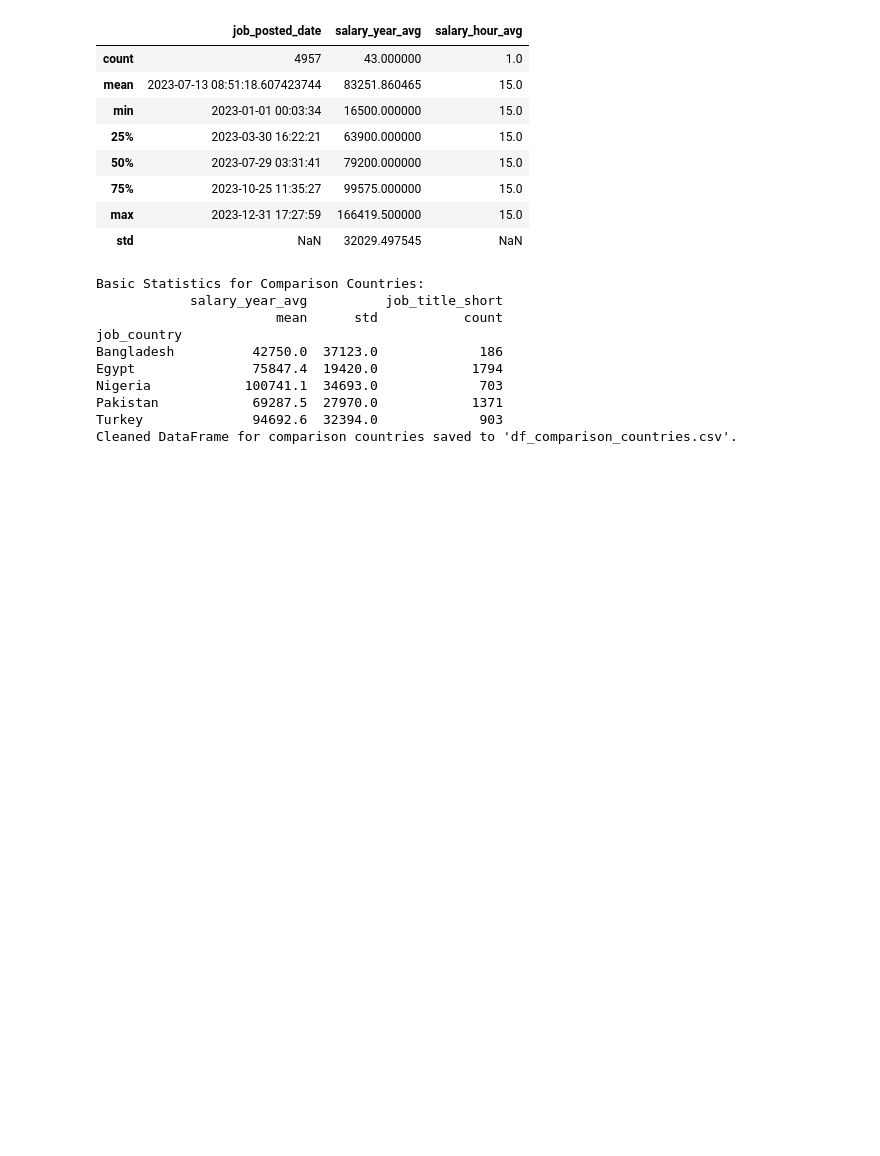
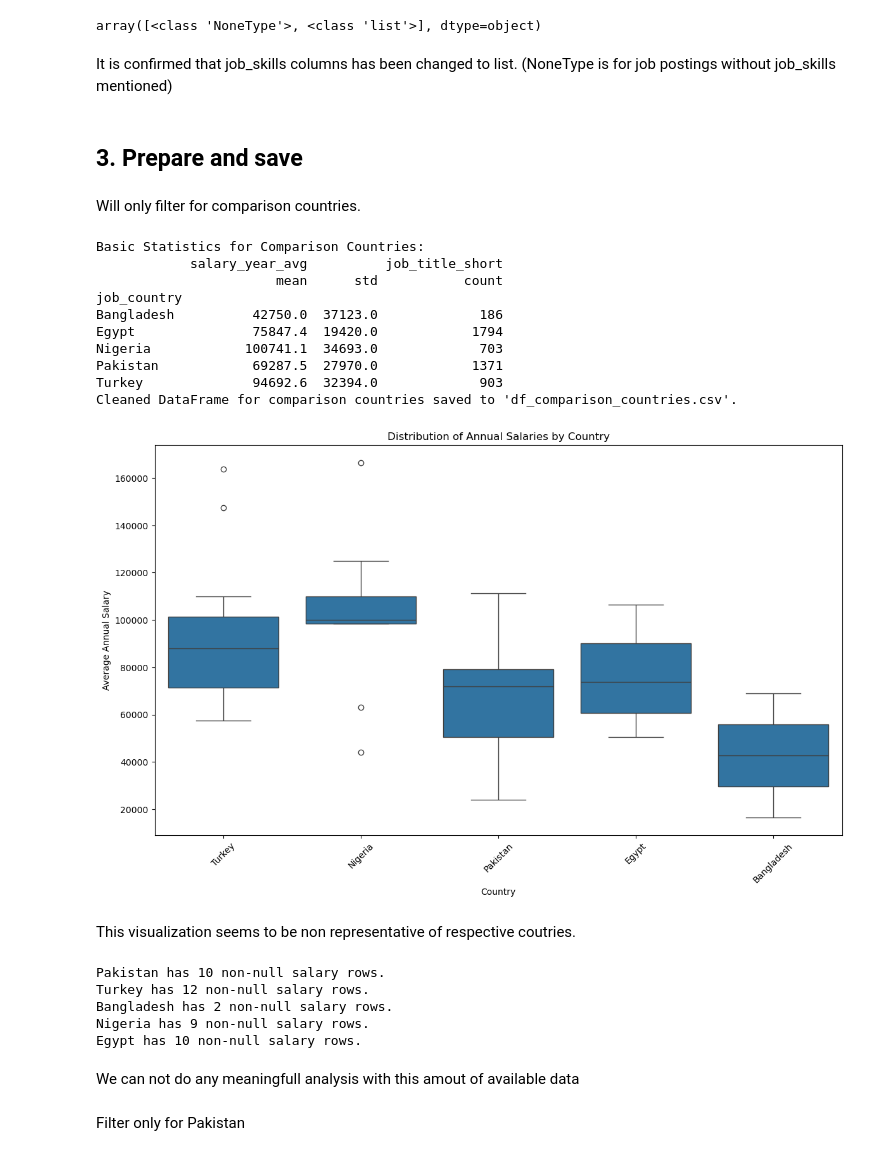
Before and after one commit to johnramal/data_jobs_pak, a Jupyter notebook: eda.ipynb, the cells around one changed output. Saved outputs shown, nothing was run; the diff lists cells and outputs as text; code cells hidden in the pictures; blank space fills up the shorter version.

```diff
--- a/eda.ipynb
+++ b/eda.ipynb
@@ -148,15 +173,15 @@ There are 277699 duplicated job posting in multiple sites
-# %%
-df.describe()
-# %% [output]
-|  | job_posted_date | salary_year_avg | salary_hour_avg |
-| count | 4957 | 43.000000 | 1.0 |
-| mean | 2023-07-13 08:51:18.607423744 | 83251.860465 | 15.0 |
-| min | 2023-01-01 00:03:34 | 16500.000000 | 15.0 |
-| 25% | 2023-03-30 16:22:21 | 63900.000000 | 15.0 |
-| 50% | 2023-07-29 03:31:41 | 79200.000000 | 15.0 |
-| 75% | 2023-10-25 11:35:27 | 99575.000000 | 15.0 |
-| max | 2023-12-31 17:27:59 | 166419.500000 | 15.0 |
-| std | NaN | 32029.497545 | NaN |
+# %%
+#confim the conversion to list
+unique_types = df['job_skills'].apply(type).unique()
+unique_types
+# %% [output]
+array([<class 'NoneType'>, <class 'list'>], dtype=object)
+# %% [markdown]
+It is confirmed that job_skills columns has been changed to list. (NoneType is for job postings without job_skills mentioned)
+# %% [markdown]
+## 3. Prepare and save
+# %% [markdown]
+Will only filter for comparison countries.
 # %%
 # Define the countries for comparison
 comparison_countries = ['Pakistan', 'Turkey', 'Bangladesh', 'Nigeria', 'Egypt']
@@ -164,30 +189,41 @@ comparison_countries = ['Pakistan', 'Turkey', 'Bangladesh', 'Nigeria', 'Egypt']
 # Filter the DataFrame for these countries
 df_comparison_countries = df[df['job_country'].isin(comparison_countries)]
 
 # Display basic statistics for the selected countries
 print("Basic Statistics for Comparison Countries:")
 country_salary_stats = df_comparison_countries.groupby('job_country').agg({
     'salary_year_avg': ['mean', 'std'],
     'job_title_short': 'count'
 })
+
 # Rounding 'mean' and 'std' columns for 'salary_year_avg'
 country_salary_stats[('salary_year_avg', 'mean')] = country_salary_stats[('salary_year_avg', 'mean')].round(1)
 country_salary_stats[('salary_year_avg', 'std')] = country_salary_stats[('salary_year_avg', 'std')].round()
 
 print(country_salary_stats)
 
 # Save the cleaned DataFrame for comparison countries
 df_comparison_countries.to_csv('df_comparison_countries.csv', index=False, header=True)
 
 print(f"Cleaned DataFrame for comparison countries saved to 'df_comparison_countries.csv'.")
+
+#make boxplot to visualize
+plt.figure(figsize=(14, 8))
+sns.boxplot(data=df_comparison_countries, x='job_country', y='salary_year_avg')
+plt.title('Distribution of Annual Salaries by Country')
+plt.xlabel('Country')
+plt.ylabel('Average Annual Salary')
+plt.xticks(rotation=45)
+plt.show()
 # %% [output]
 Basic Statistics for Comparison Countries:
             salary_year_avg          job_title_short
                        mean      std           count
 job_country
 Bangladesh          42750.0  37123.0             186
 Egypt               75847.4  19420.0            1794
 Nigeria            100741.1  34693.0             703
 Pakistan            69287.5  27970.0            1371
 Turkey              94692.6  32394.0             903
 Cleaned DataFrame for comparison countries saved to 'df_comparison_countries.csv'.
+[figure, added]
@@ -213,3 +230,21 @@ plt.show()
+# %% [markdown]
+This visualization seems to be non representative of respective coutries.
+# %%
+# Iterate over each country and print the number of non-null salary rows
+for country in comparison_countries:
+    country_df = df[df['job_country'] == country]
+    non_null_count = country_df['salary_year_avg'].notnull().sum()
+    print(f"{country} has {non_null_count} non-null salary rows.")
+# %% [output]
+Pakistan has 10 non-null salary rows.
+Turkey has 12 non-null salary rows.
+Bangladesh has 2 non-null salary rows.
+Nigeria has 9 non-null salary rows.
+Egypt has 10 non-null salary rows.
+# %% [markdown]
+We can not do any meaningfull analysis with this amout of available data
+# %% [markdown]
+Filter only for Pakistan
 # %%
 # Filter the DataFrame for Pakistan
 df_pakistan = df[df['job_country'] == 'Pakistan']
```
Also changed, not shown: parts of 21 cells of this notebook, 2 other files.
